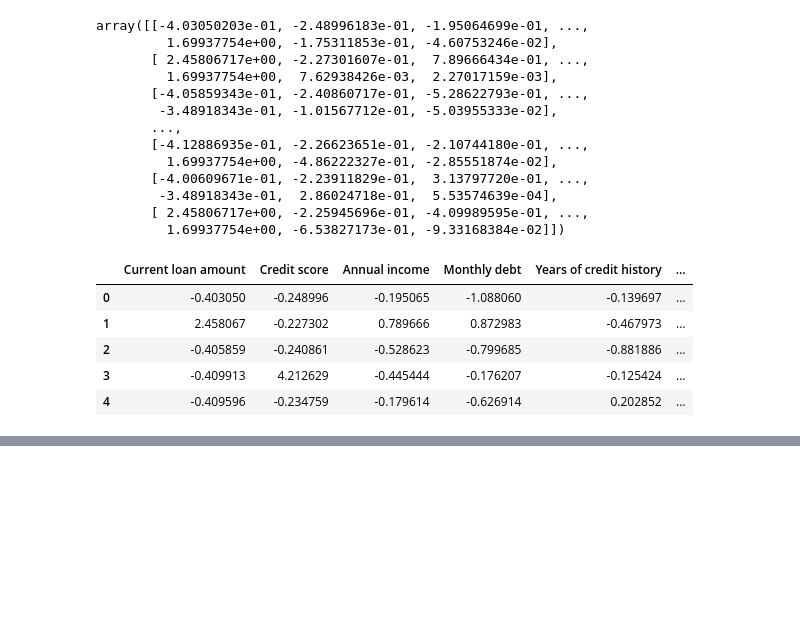
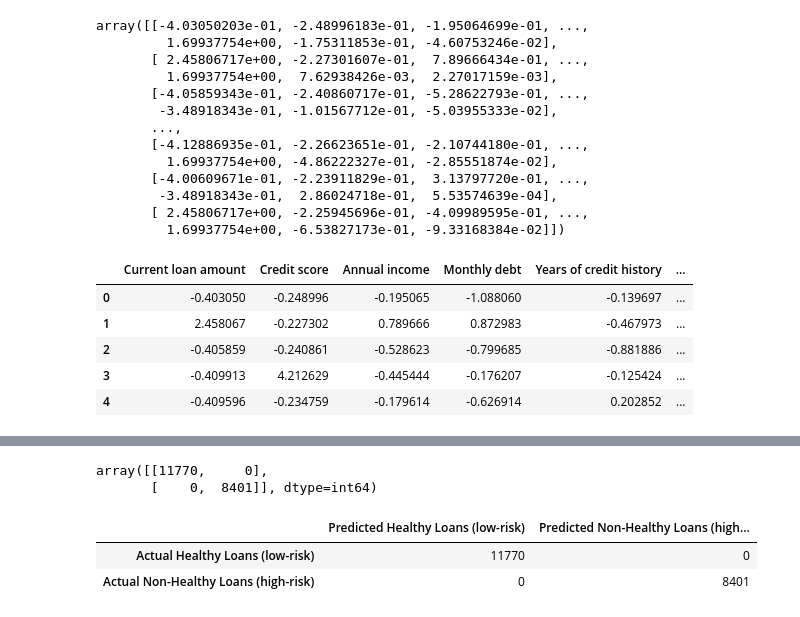
Before and after one commit to KavishNaran/Loan-risk---machine-learning, a Jupyter notebook: Data Analysis1.ipynb, the cells around one changed output, grey strips where cells are left out. Cells and saved outputs as stored; diff of their text form; code cells hidden in the pictures; blank space fills up the shorter version.

```diff
--- a/Data Analysis.ipynb
+++ b/Data Analysis1.ipynb
@@ -79,0 +174,19 @@ loan_data.head()
+# %%
+# Generate a confusion matrix for the model
+cf_test_matrix = confusion_matrix(y_test, test_predictions)
+cf_test_matrix
+# %% [output]
+array([[11770,     0],
+       [    0,  8401]], dtype=int64)
+# %%
+cm_imbalanced = confusion_matrix(y_test, LR_predictions)
+cm_imbalanced_df = pd.DataFrame(cm_imbalanced,
+                                index = ['Actual Healthy Loans (low-risk)',
+                                'Actual Non-Healthy Loans (high-risk)'],
+                                columns = ['Predicted Healthy Loans (low-risk)', 'Predicted Non-Healthy Loans (high-risk)']
+                              )
+cm_imbalanced_df
+# %% [output]
+|  | Predicted Healthy Loans (low-risk) | Predicted Non-Healthy Loans (high... |
+| Actual Healthy Loans (low-risk) | 11770 | 0 |
+| Actual Non-Healthy Loans (high-risk) | 0 | 8401 |
```
Also changed, not shown: parts of 38 cells of this notebook, 1 other file.
